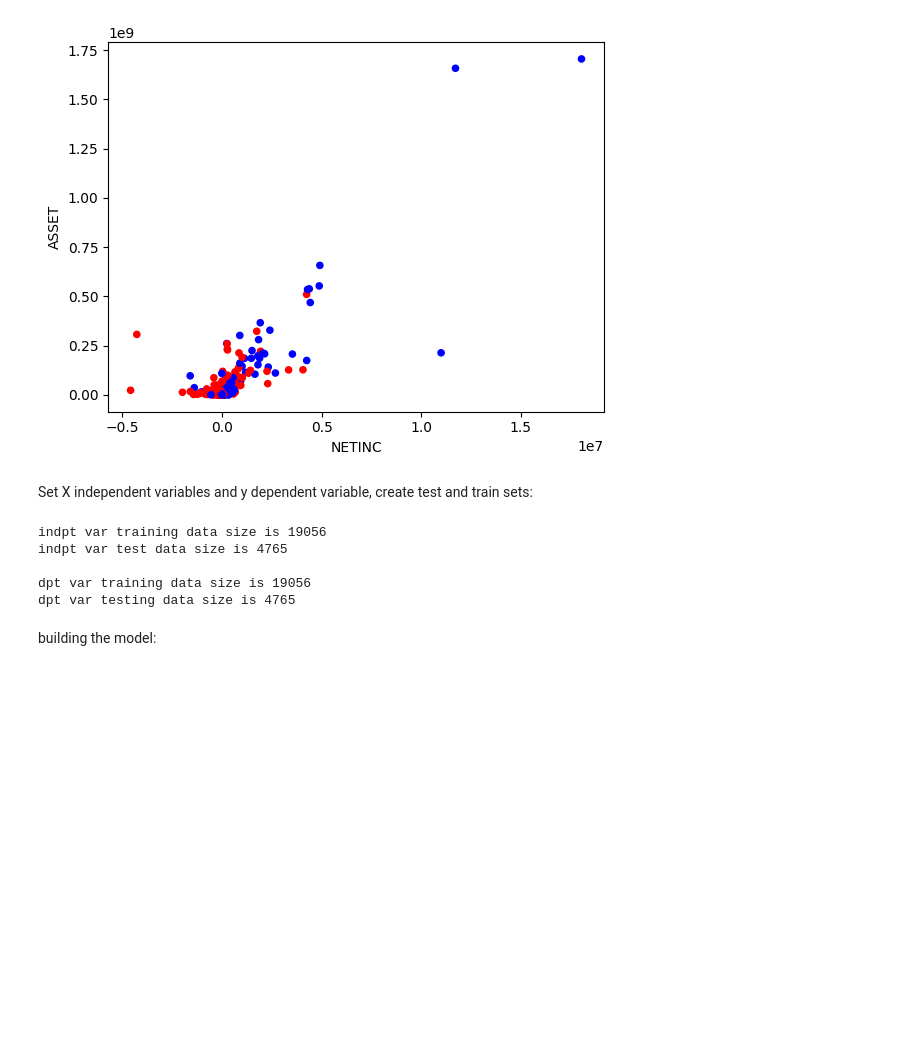
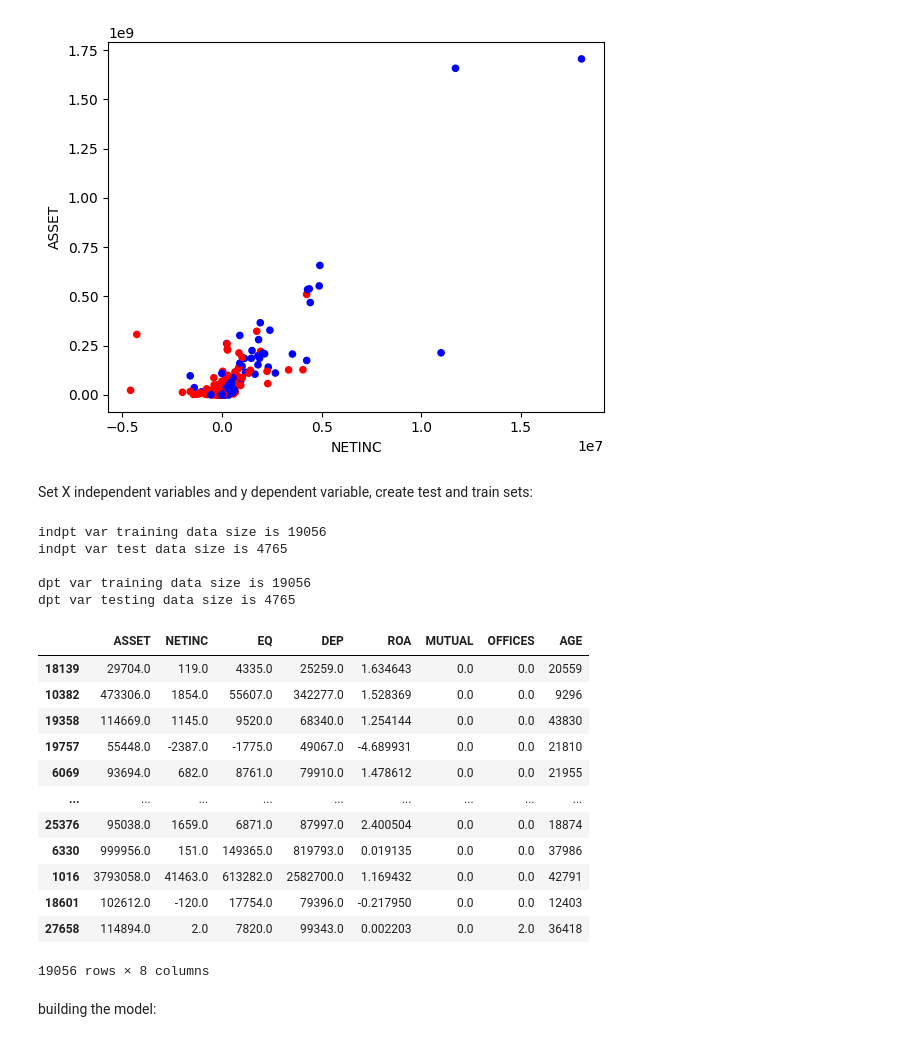
Before and after one commit to layadang/cs-365-bank-failures, a Jupyter notebook: main.ipynb, the cells around one changed output. Cells and saved outputs as stored; diff of their text form; code cells hidden in the pictures; blank space fills up the shorter version.

```diff
--- a/main.ipynb
+++ b/main.ipynb
@@ -115,25 +113,43 @@ graph2 = data_drop_asset.plot.scatter(x="NETINC", y="ASSET", c=colors_new)
 # %% [markdown]
 Set X independent variables and y dependent variable, create test and train sets:
 # %%
-X = data_cleaned.drop(['ACTIVE', 'NAME', 'CERT', 'STNAME', 'CITY', 'ESTYMD'], axis=1)
+X = data_cleaned.drop(['ACTIVE', 'NAME', 'CERT', 'STNAME', 'CITY', 'ESTYMD', 'BKCLASS'], axis=1)
 y = data_cleaned['ACTIVE']
 
 # create dummy variables for BKCLASS
-X = pd.get_dummies(X, drop_first=True)
+# X = pd.get_dummies(X, drop_first=True)
+
+# splitting
 X_train, X_test, y_train, y_test = train_test_split(X, y, test_size=0.2, random_state=42)
+
+# bools = X_train.select_dtypes(include=['bool']).columns
+# X_train[bools] = X_train[bools].astype(int)
 
 # verifying lol
 print("indpt var training data size is " + str(len(X_train)))
 print("indpt var test data size is " + str(len(X_test)))
 print()
 print("dpt var training data size is " + str(len(y_train)))
 print("dpt var testing data size is " + str(len(y_test)))
 # %% [output]
 indpt var training data size is 19056
 indpt var test data size is 4765
 
 dpt var training data size is 19056
 dpt var testing data size is 4765
+|  | ASSET | NETINC | EQ | DEP | ROA | MUTUAL | OFFICES | AGE |
+| 18139 | 29704.0 | 119.0 | 4335.0 | 25259.0 | 1.634643 | 0.0 | 0.0 | 20559 |
+| 10382 | 473306.0 | 1854.0 | 55607.0 | 342277.0 | 1.528369 | 0.0 | 0.0 | 9296 |
+| 19358 | 114669.0 | 1145.0 | 9520.0 | 68340.0 | 1.254144 | 0.0 | 0.0 | 43830 |
+| 19757 | 55448.0 | -2387.0 | -1775.0 | 49067.0 | -4.689931 | 0.0 | 0.0 | 21810 |
+| 6069 | 93694.0 | 682.0 | 8761.0 | 79910.0 | 1.478612 | 0.0 | 0.0 | 21955 |
+| ... | ... | ... | ... | ... | ... | ... | ... | ... |
+| 25376 | 95038.0 | 1659.0 | 6871.0 | 87997.0 | 2.400504 | 0.0 | 0.0 | 18874 |
+| 6330 | 999956.0 | 151.0 | 149365.0 | 819793.0 | 0.019135 | 0.0 | 0.0 | 37986 |
+| 1016 | 3793058.0 | 41463.0 | 613282.0 | 2582700.0 | 1.169432 | 0.0 | 0.0 | 42791 |
+| 18601 | 102612.0 | -120.0 | 17754.0 | 79396.0 | -0.217950 | 0.0 | 0.0 | 12403 |
+| 27658 | 114894.0 | 2.0 | 7820.0 | 99343.0 | 0.002203 | 0.0 | 2.0 | 36418 |
+19056 rows × 8 columns
 # %% [markdown]
 building the model:
 # %%
```
Also changed, not shown: parts of 3 cells of this notebook.
